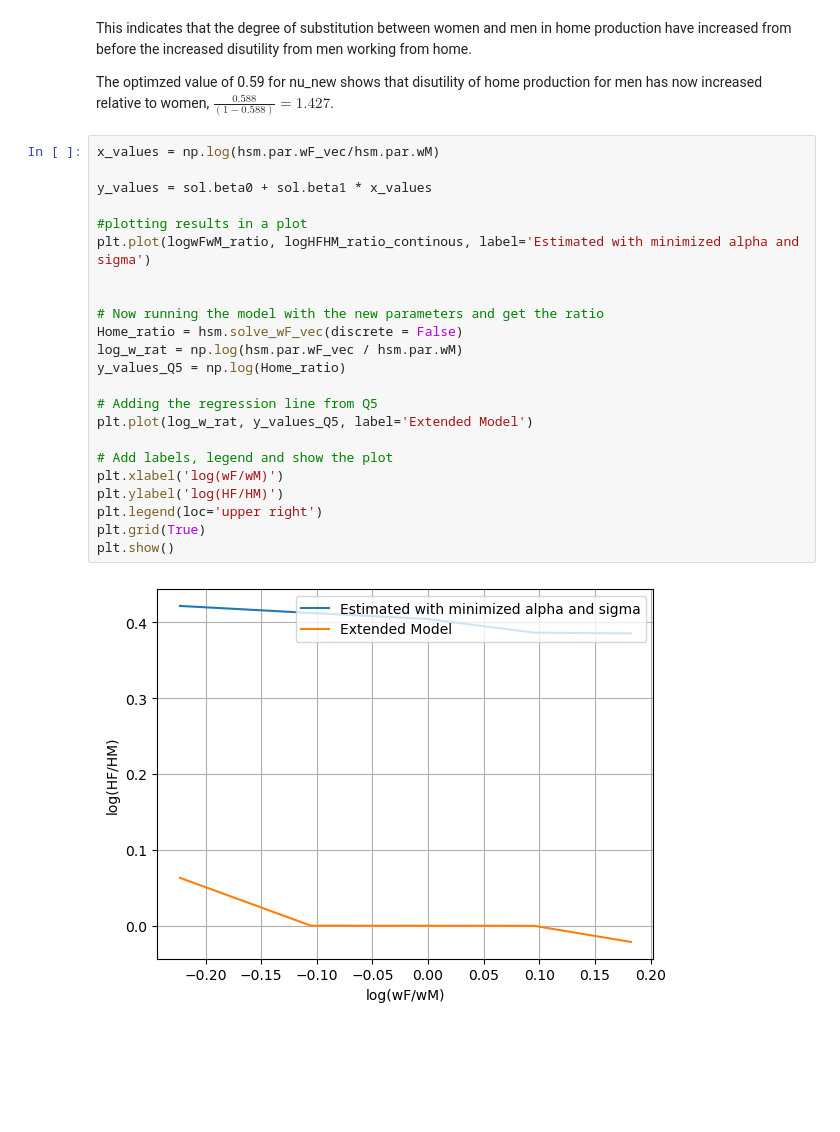
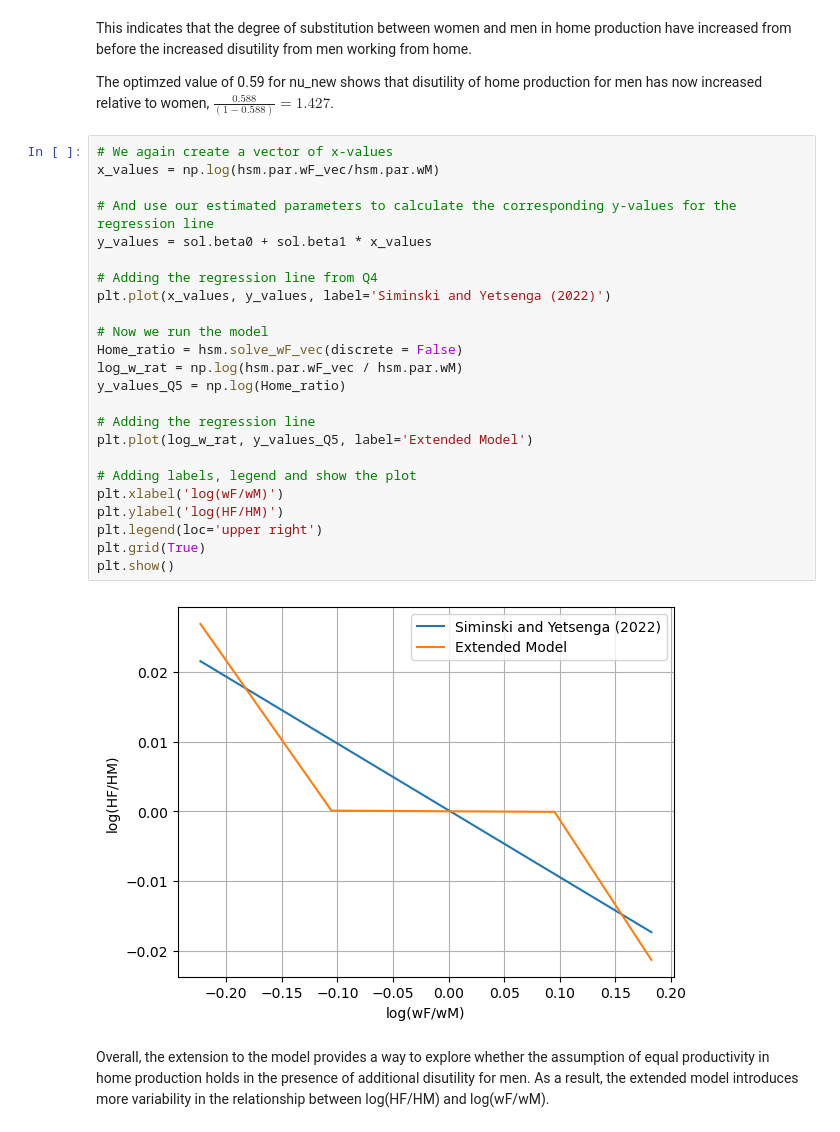
Before and after one commit to NumEconCopenhagen/projects-2023-rvcode, a Jupyter notebook: inauguralproject/inauguralproject.ipynb, the cells around one changed output. Cells and saved outputs as stored; diff of their text form; blank space fills up the shorter version.

```diff
--- a/inauguralproject/inauguralproject.ipynb
+++ b/inauguralproject/inauguralproject.ipynb
@@ -245,27 +225,30 @@ This indicates that the degree of substitution between women and men in home pro
 
 The optimzed value of 0.59 for nu_new shows that disutility of home production for men has now increased relative to women, $\frac{0.588}{(1-0.588)} = 1.427$.
 # %%
+# We again create a vector of x-values
 x_values = np.log(hsm.par.wF_vec/hsm.par.wM)
 
+# And use our estimated parameters to calculate the corresponding y-values for the regression line
 y_values = sol.beta0 + sol.beta1 * x_values
 
-#plotting results in a plot
-plt.plot(logwFwM_ratio, logHFHM_ratio_continous, label='Estimated with minimized alpha and sigma')
+# Adding the regression line from Q4
+plt.plot(x_values, y_values, label='Siminski and Yetsenga (2022)')
 
-
-# Now running the model with the new parameters and get the ratio
+# Now we run the model
 Home_ratio = hsm.solve_wF_vec(discrete = False)
 log_w_rat = np.log(hsm.par.wF_vec / hsm.par.wM)
 y_values_Q5 = np.log(Home_ratio)
 
-# Adding the regression line from Q5
+# Adding the regression line
 plt.plot(log_w_rat, y_values_Q5, label='Extended Model')
 
-# Add labels, legend and show the plot
+# Adding labels, legend and show the plot
 plt.xlabel('log(wF/wM)')
 plt.ylabel('log(HF/HM)')
 plt.legend(loc='upper right')
 plt.grid(True)
 plt.show()
 # %% [output]
-[figure, old version]
+[figure, new version]
+# %% [markdown]
+Overall, the extension to the model provides a way to explore whether the assumption of equal productivity in home production holds in the presence of additional disutility for men. As a result, the extended model introduces more variability in the relationship between log(HF/HM) and log(wF/wM).
```
Also changed, not shown: parts of 18 cells of this notebook, 7 other files.
